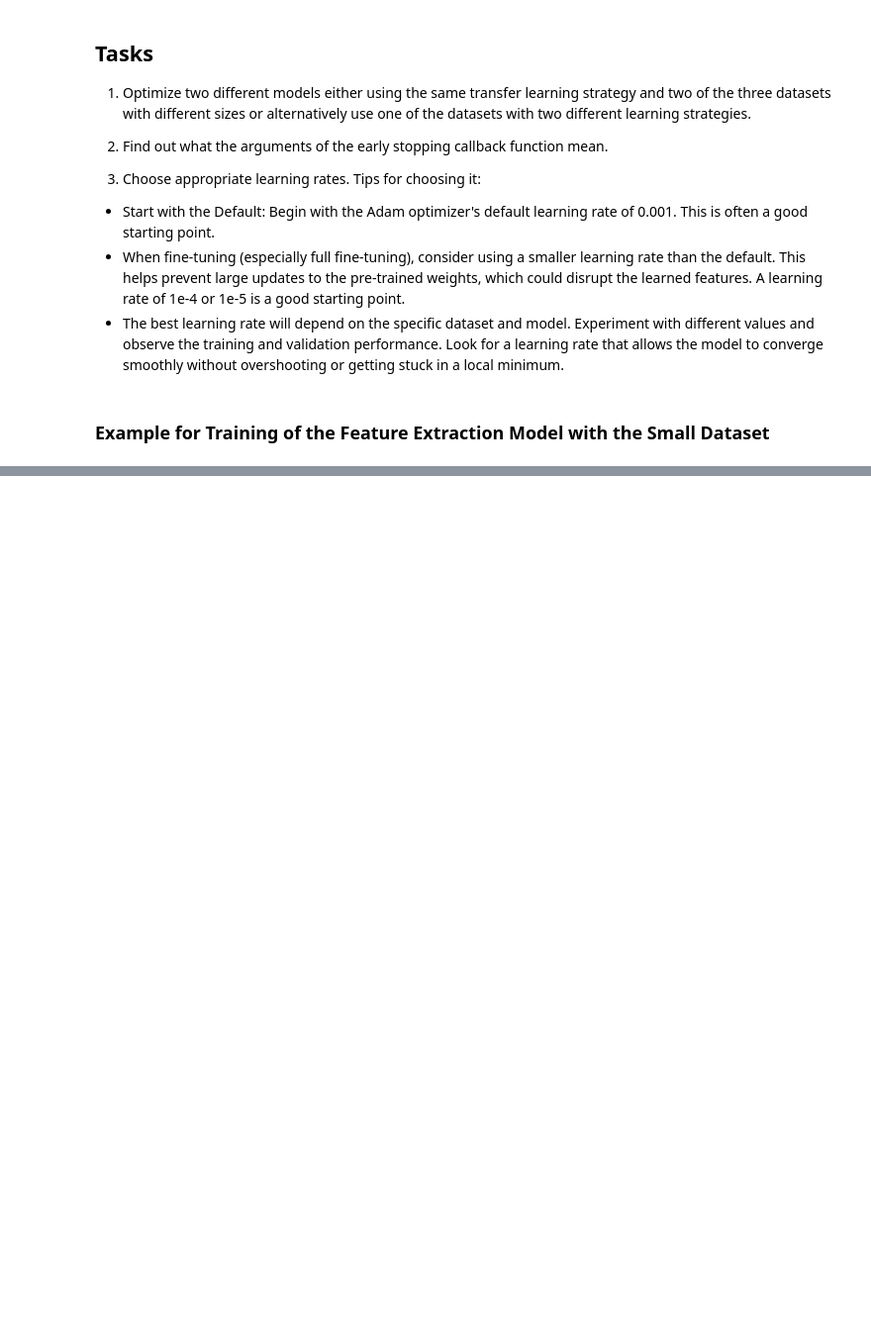
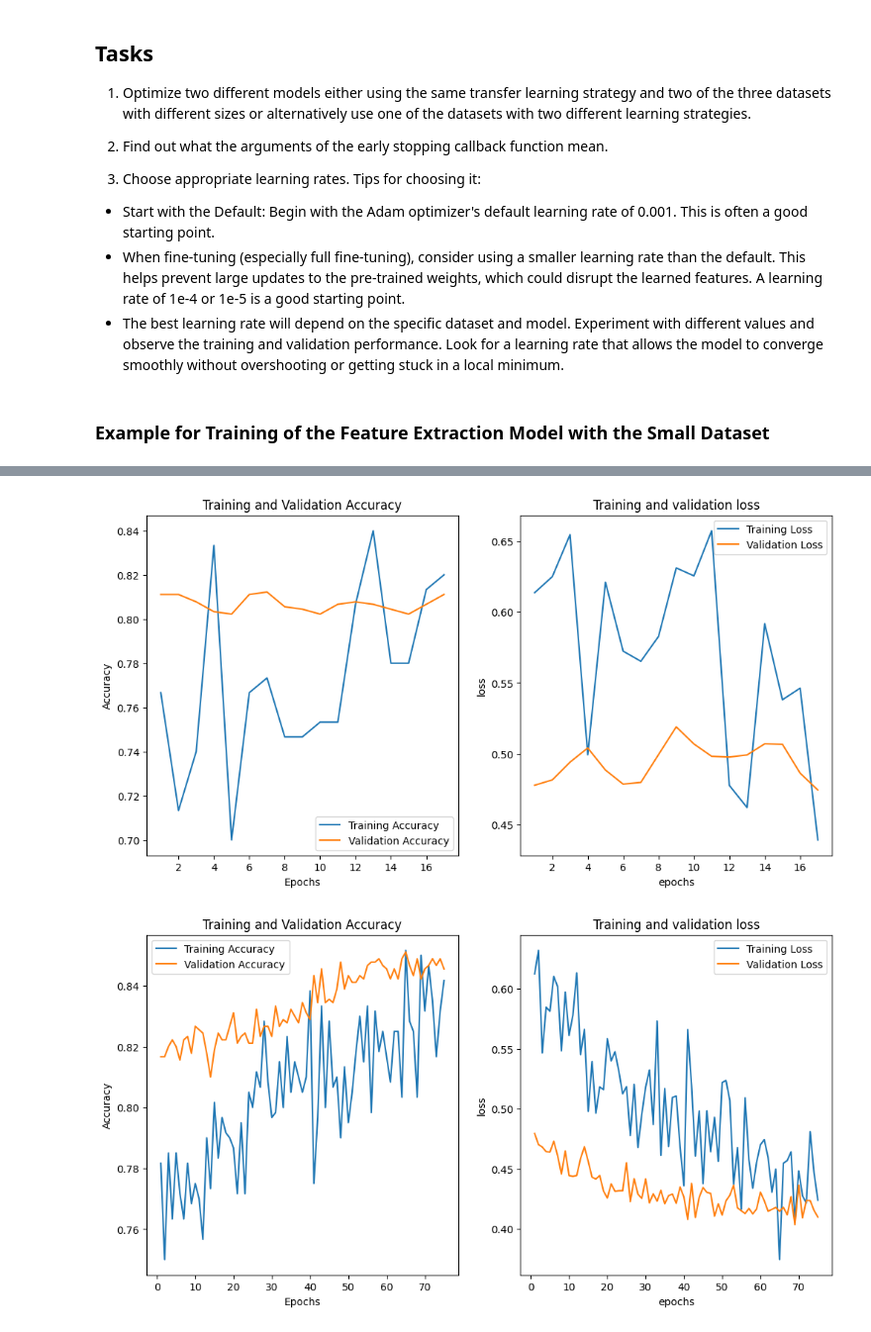
Before and after one commit to roisetomy/MLOpenCampus, a Jupyter notebook: machine-learning-with-tensorflow/week-04/241121_Assignment_CNN_Part-2.ipynb, the cells around one changed output, grey strips where cells are left out. Shown: that part at 99% size. Drawn from its saved outputs; the diff is of its cells as text; code cells hidden in the pictures; blank space fills up the shorter version.

```diff
--- a/machine-learning-with-tensorflow/week-04/241121_Assignment_CNN_Part-2.ipynb
+++ b/machine-learning-with-tensorflow/week-04/241121_Assignment_CNN_Part-2.ipynb
@@ -516,0 +631,13 @@ plot_training_history(history_feature_extraction_small)
+# %%
+history_fine_tuning_medium = model_fine_tuning_medium.fit(
+    train_data_medium,
+    validation_data=validation_data,
+    epochs=100,
+    callbacks=[
+        tf.keras.callbacks.EarlyStopping(
+            monitor='val_accuracy',
+            patience=5,
+            restore_best_weights=True
+        )
+    ]
+)
@@ -516,0 +662,12 @@ plot_training_history(history_feature_extraction_small)
+# %%
+LEARNING_RATE = 0.00001 # Choose appropriately
+
+# Settings for the Feature Extraction Model on the small dataset
+model_full_fine_tuning_medium = create_full_fine_tuning_model()
+model_full_fine_tuning_medium.compile(
+    optimizer=tf.keras.optimizers.Adam(LEARNING_RATE),
+    loss=tf.keras.losses.SparseCategoricalCrossentropy(),
+    metrics=['accuracy']
+)
+# Model Summary
+model_full_fine_tuning_medium.summary()
@@ -516,0 +693,13 @@ plot_training_history(history_feature_extraction_small)
+# %%
+history_full_fine_tuning_medium = model_full_fine_tuning_medium.fit(
+    train_data_medium,
+    validation_data=validation_data,
+    epochs=100,
+    callbacks=[
+        tf.keras.callbacks.EarlyStopping(
+            monitor='val_accuracy',
+            patience=5,
+            restore_best_weights=True
+        )
+    ]
+)
@@ -516,0 +724,8 @@ plot_training_history(history_feature_extraction_small)
+# %%
+plot_training_history(history_feature_extraction_small)
+plot_training_history(history_feature_extraction_medium)
+plot_training_history(history_fine_tuning_medium)
+plot_training_history(history_full_fine_tuning_medium)
+# %% [output]
+[figure, added]
+[figure, added]
```
Also changed, not shown: parts of 16 cells of this notebook.
